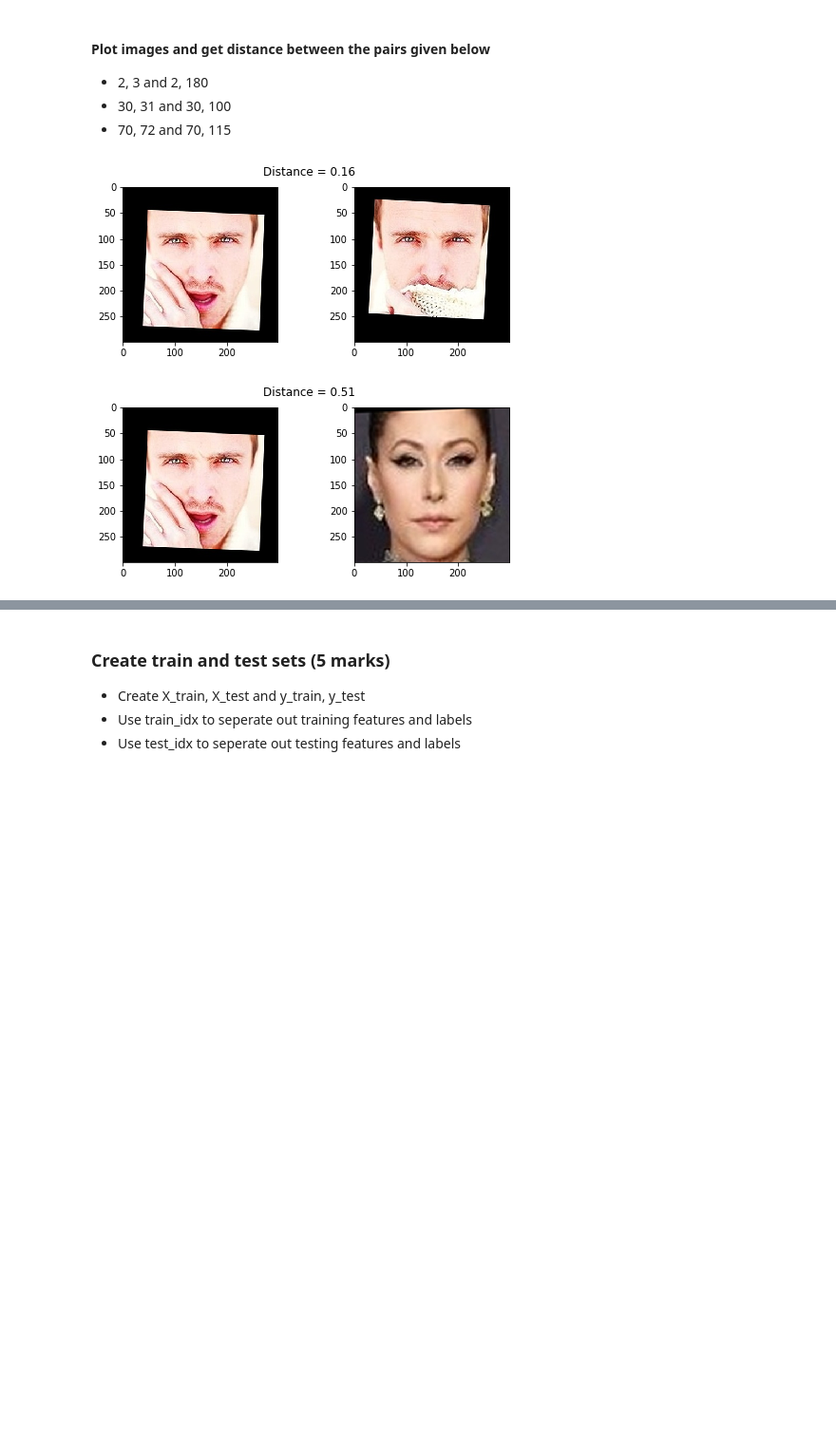
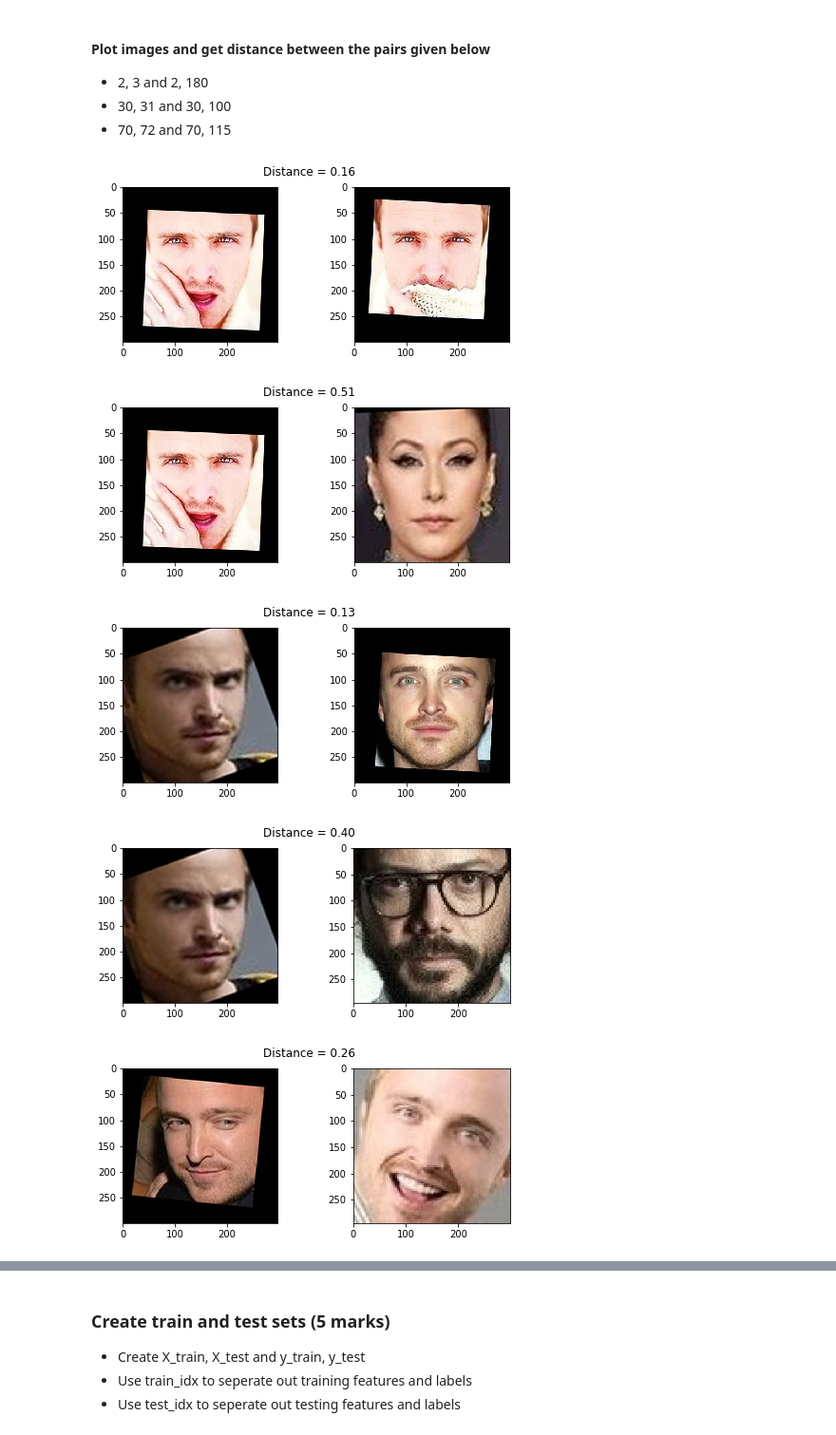
Before and after one commit to glaiml/prj10-cv-object-recognition, a Jupyter notebook: VGK-FaceRecognition-Questions-Project-CV-AIMLOnline.ipynb, the cells around one changed output, grey strips where cells are left out. Shown at 95% size. Drawn from its saved outputs; the diff is of its cells as text; code cells hidden in the pictures; blank space fills up the shorter version.

```diff
--- a/VGK-FaceRecognition-Questions-Project-CV-AIMLOnline.ipynb
+++ b/VGK-FaceRecognition-Questions-Project-CV-AIMLOnline.ipynb
@@ -99,6 +103,13 @@ class IdentityMetadata():
     def image_path(self):
         return os.path.join(self.base, self.name, self.file)
 
+    def to_dict(self):
+        return {
+            'base': self.base,
+            'name': self.name,
+            'file': self.file,
+        }
+
 def load_metadata(path):
     metadata = []
     for i in os.listdir(path):
@@ -289,16 +327,23 @@ def distance(emb1, emb2):
 # %%
 import matplotlib.pyplot as plt
 
 def show_pair(idx1, idx2):
     plt.figure(figsize=(8,3))
     plt.suptitle(f'Distance = {distance(embeddings[idx1], embeddings[idx2]):.2f}')
     plt.subplot(121)
     plt.imshow(load_image(metadata[idx1].image_path()))
     plt.subplot(122)
     plt.imshow(load_image(metadata[idx2].image_path()));
 
 show_pair(2, 3)
 show_pair(2, 180)
+show_pair(30, 31)
+show_pair(30, 100)
+show_pair(70, 72)
+show_pair(70, 115)
 # %% [output]
 [figure]
 [figure]
+[figure, added]
+[figure, added]
+[figure, added]
```
Also changed, not shown: parts of 44 cells of this notebook.
